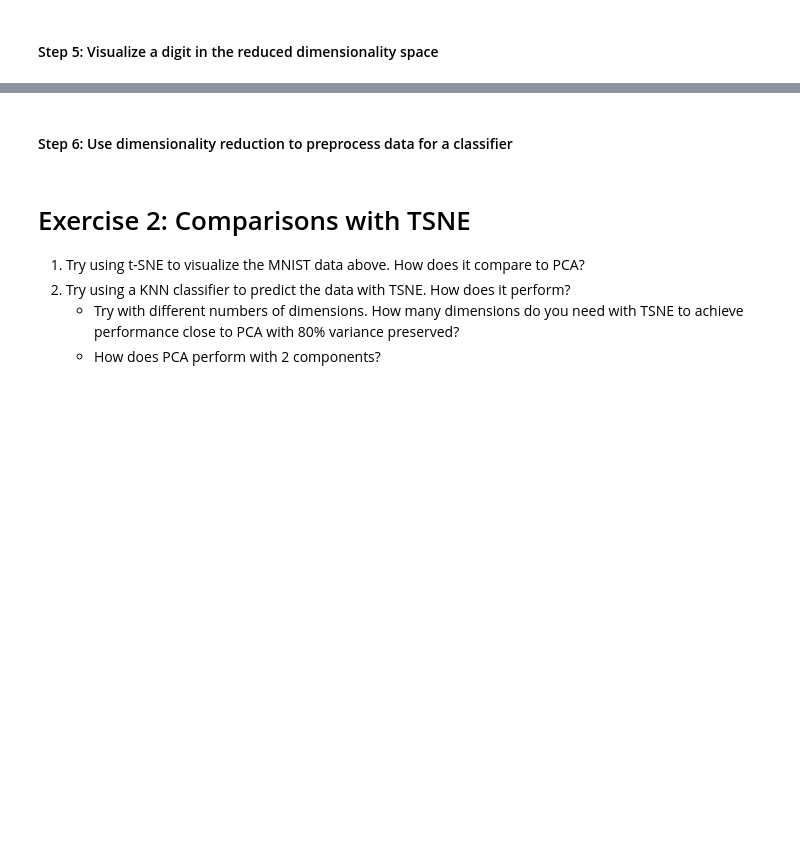
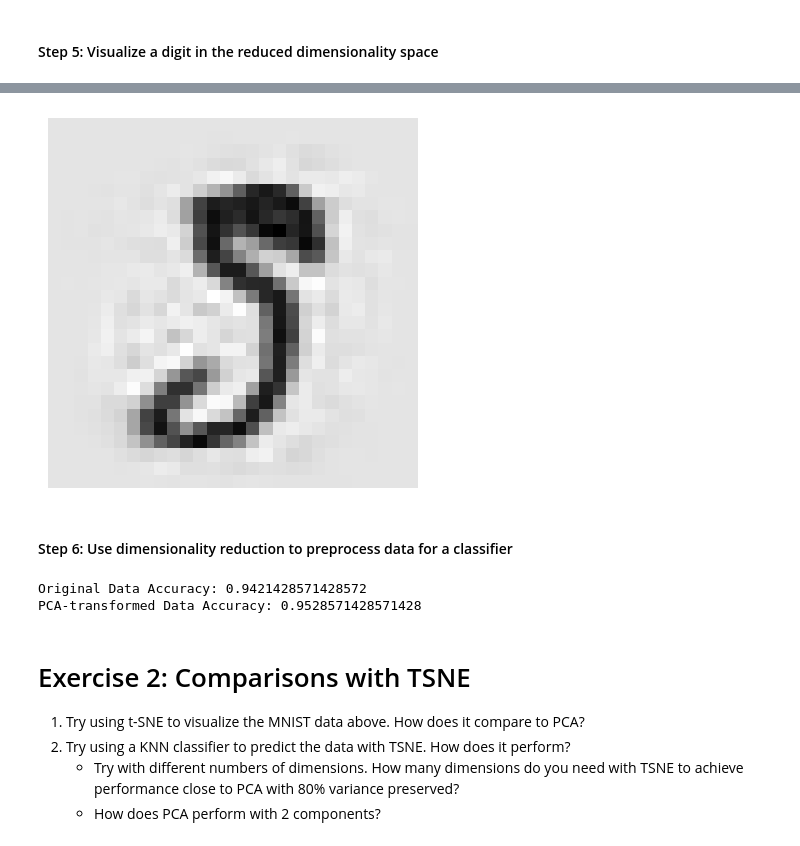
Before and after one commit to IST407/fixed2-student-lectures-spullano1, a Jupyter notebook: 12-week12/lab-exercises.ipynb, the cells around one changed output, grey strips where cells are left out. Cells and saved outputs as stored; diff of their text form; code cells hidden in the pictures; blank space fills up the shorter version.

```diff
--- a/12-week12/lab-exercises.ipynb
+++ b/12-week12/lab-exercises.ipynb
@@ -82,10 +93,12 @@ plot_mnist_digit(X_mnist_train[0])
 # %%
 # Use PCA with n_components to transform the above digit.  How does it look?
-number_of_components = # Try some different things
+number_of_components = 148
 pca_test = PCA(n_components=number_of_components)
 xr = pca_test.fit_transform(X_mnist_train)
-x_regen  = # Here we need to get the inverse tranform of the first digit; how do we do that?
+x_regen  = pca_test.inverse_transform(xr[0])
 plot_mnist_digit(x_regen)
+# %% [output]
+[figure, added]
 # %% [markdown]
 #### Step 6: Use dimensionality reduction to preprocess data for a classifier
 # %%
@@ -97,11 +110,18 @@ y_pred = knn.predict(X_mnist_test)
 print(f"Original Data Accuracy: {accuracy_score(y_mnist_test, y_pred)}")
 
 # TODO:  Replicate the above, but pre-process the data with PCA first
-# You have some work to do right here
+pca_knn = PCA(.8)
+X_train_xf = pca_knn.fit_transform(X_mnist_train)
+X_test_xf = pca_knn.transform(X_mnist_test)
 
+knn = KNeighborsClassifier()
+knn.fit(X_train_xf, y_mnist_train)
 
-y_pred_pca = None # How do you do this?
+y_pred_pca = knn.predict(X_test_xf)
 print(f"PCA-transformed Data Accuracy: {accuracy_score(y_mnist_test, y_pred_pca)}")
+# %% [output]
+Original Data Accuracy: 0.9421428571428572
+PCA-transformed Data Accuracy: 0.9528571428571428
 # %% [markdown]
 # Exercise 2:  Comparisons with TSNE
 
```
Also changed, not shown: parts of 5 cells of this notebook.
